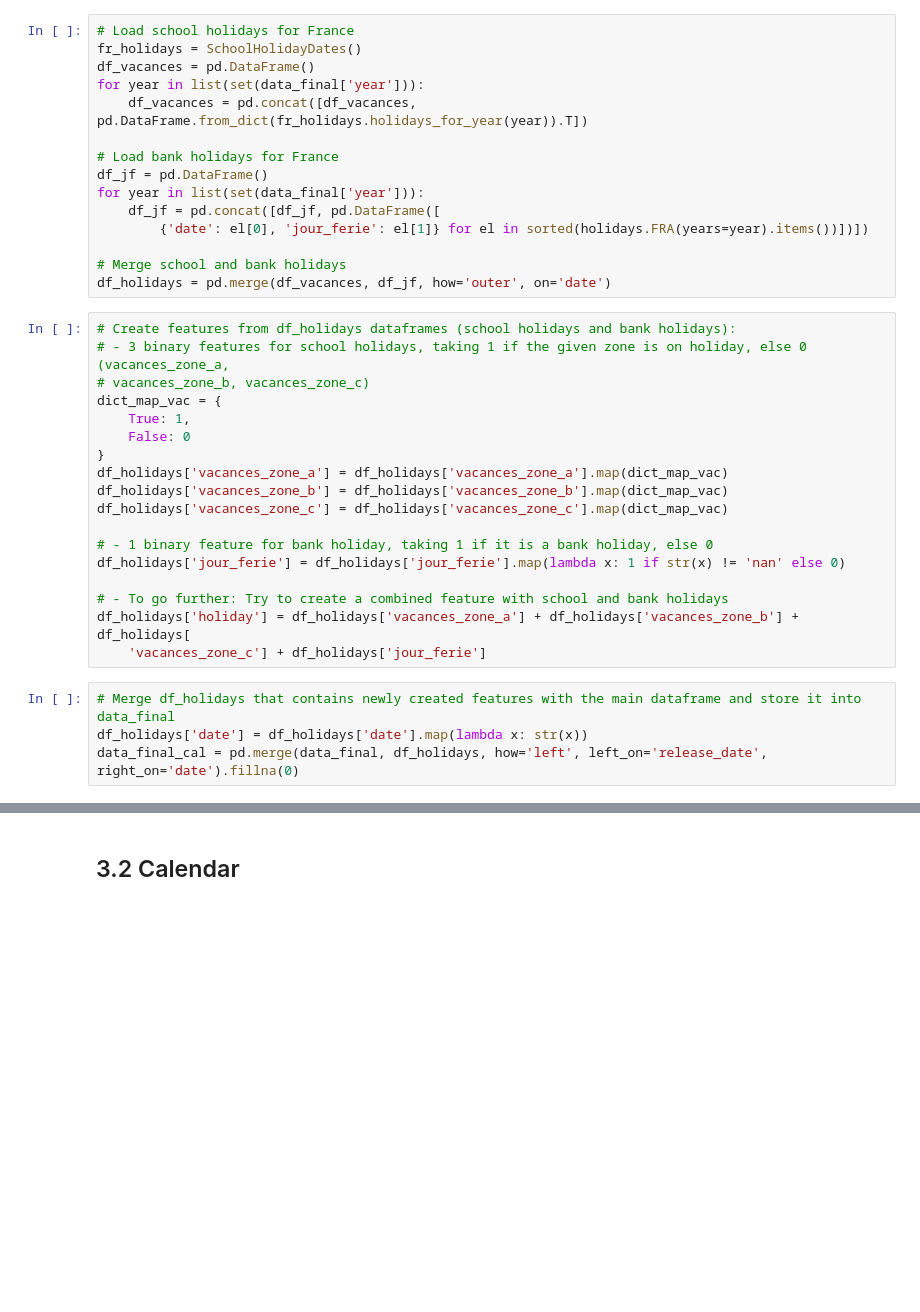
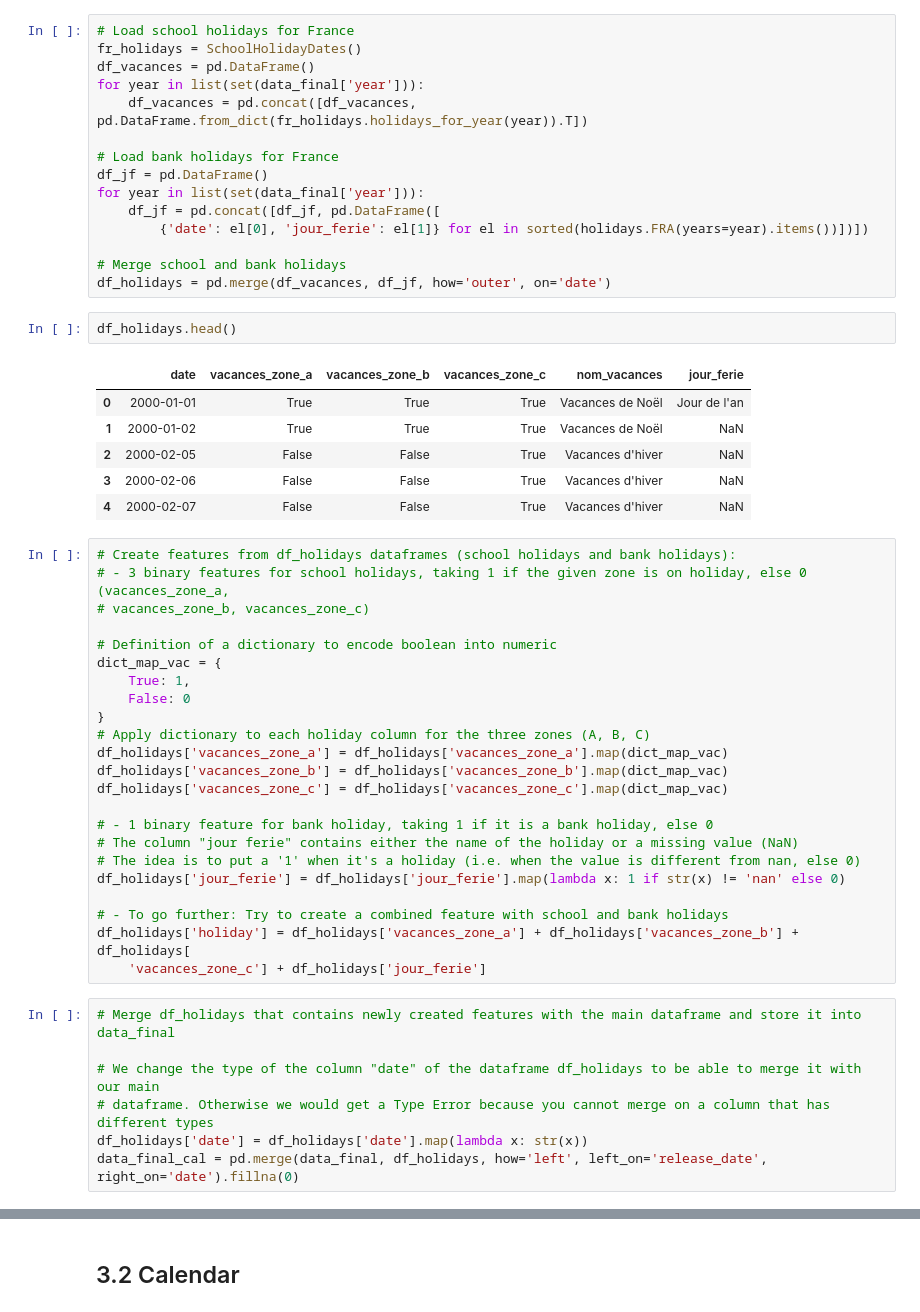
Before and after one commit to artefactory/french-box-office, a Jupyter notebook: notebooks/session4/solutions.ipynb, the cells around one changed output, grey strips where cells are left out. Saved outputs shown, nothing was run; the diff lists cells and outputs as text; blank space fills up the shorter version.

```diff
--- a/notebooks/session4/solutions.ipynb
+++ b/notebooks/session4/solutions.ipynb
@@ -445,19 +479,33 @@ for year in list(set(data_final['year'])):
 
 # Merge school and bank holidays
 df_holidays = pd.merge(df_vacances, df_jf, how='outer', on='date')
+# %%
+df_holidays.head()
+# %% [output]
+|  | date | vacances_zone_a | vacances_zone_b | vacances_zone_c | nom_vacances | jour_ferie |
+| 0 | 2000-01-01 | True | True | True | Vacances de Noël | Jour de l'an |
+| 1 | 2000-01-02 | True | True | True | Vacances de Noël | NaN |
+| 2 | 2000-02-05 | False | False | True | Vacances d'hiver | NaN |
+| 3 | 2000-02-06 | False | False | True | Vacances d'hiver | NaN |
+| 4 | 2000-02-07 | False | False | True | Vacances d'hiver | NaN |
 # %%
 # Create features from df_holidays dataframes (school holidays and bank holidays):
 # - 3 binary features for school holidays, taking 1 if the given zone is on holiday, else 0 (vacances_zone_a,
 # vacances_zone_b, vacances_zone_c)
+
+# Definition of a dictionary to encode boolean into numeric
 dict_map_vac = {
     True: 1,
     False: 0
 }
+# Apply dictionary to each holiday column for the three zones (A, B, C)
 df_holidays['vacances_zone_a'] = df_holidays['vacances_zone_a'].map(dict_map_vac)
 df_holidays['vacances_zone_b'] = df_holidays['vacances_zone_b'].map(dict_map_vac)
 df_holidays['vacances_zone_c'] = df_holidays['vacances_zone_c'].map(dict_map_vac)
 
 # - 1 binary feature for bank holiday, taking 1 if it is a bank holiday, else 0
+# The column "jour ferie" contains either the name of the holiday or a missing value (NaN)
+# The idea is to put a '1' when it's a holiday (i.e. when the value is different from nan, else 0)
 df_holidays['jour_ferie'] = df_holidays['jour_ferie'].map(lambda x: 1 if str(x) != 'nan' else 0)
 
 # - To go further: Try to create a combined feature with school and bank holidays
@@ -465,5 +513,8 @@ df_holidays['holiday'] = df_holidays['vacances_zone_a'] + df_holidays['vacances_
     'vacances_zone_c'] + df_holidays['jour_ferie']
 # %%
 # Merge df_holidays that contains newly created features with the main dataframe and store it into data_final
+
+# We change the type of the column "date" of the dataframe df_holidays to be able to merge it with our main
+# dataframe. Otherwise we would get a Type Error because you cannot merge on a column that has different types
 df_holidays['date'] = df_holidays['date'].map(lambda x: str(x))
 data_final_cal = pd.merge(data_final, df_holidays, how='left', left_on='release_date', right_on='date').fillna(0)
```
Also changed, not shown: parts of 18 cells of this notebook, 1 other file.
